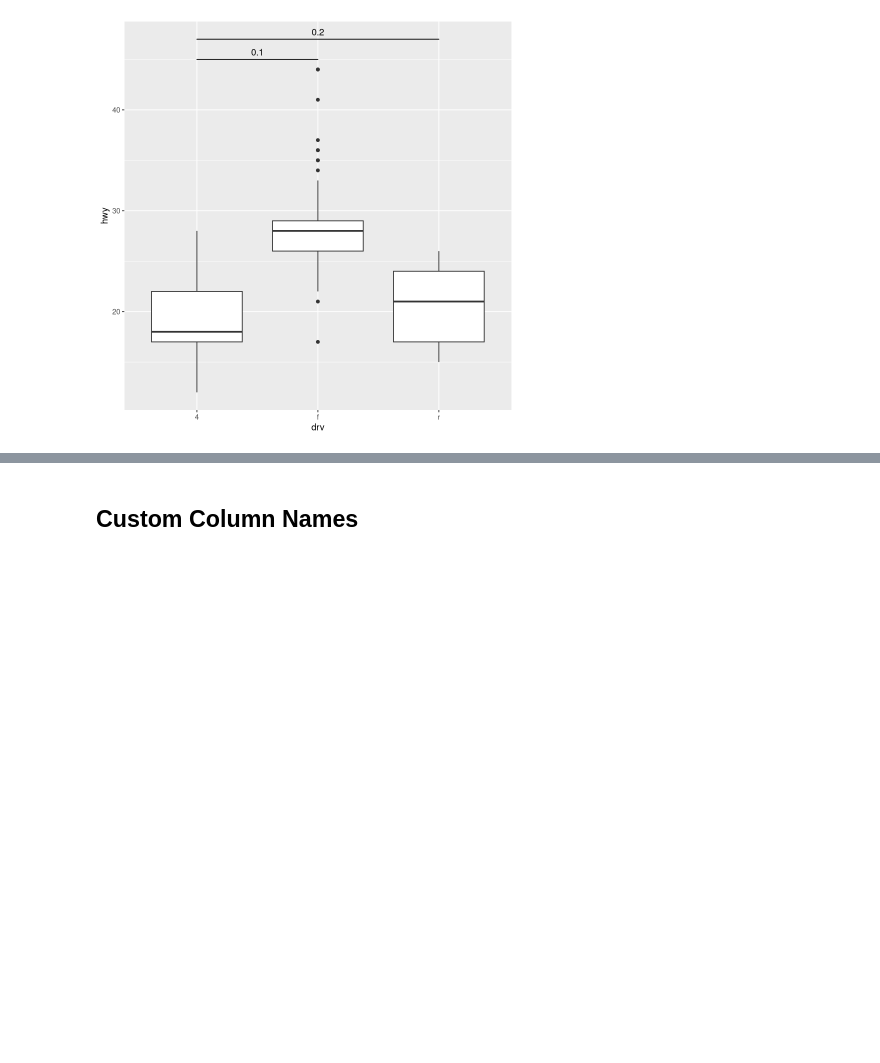
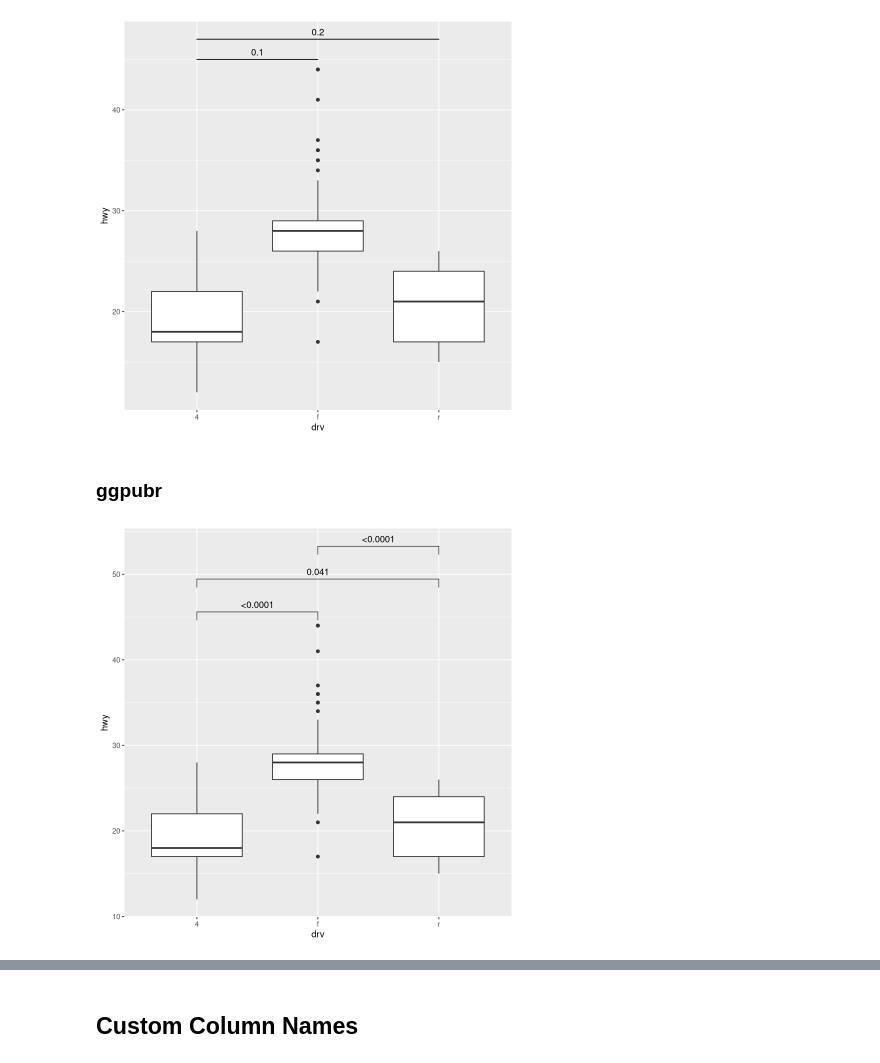
Before and after one commit to ASmirnov-HORIS/lets-plot-experiments, a Jupyter notebook: demo/signif/explore_signif_R.ipynb, the cells around one changed output, grey strips where cells are left out. Drawn from its saved outputs; the diff is of its cells as text; code cells hidden in the pictures; blank space fills up the shorter version.

```diff
--- a/demo/signif/explore_signif_R.ipynb
+++ b/demo/signif/explore_signif_R.ipynb
@@ -66,3 +68,9 @@ p + geom_signif(
 )
 # %% [output]
 [figure]
+# %% [markdown]
+### ggpubr
+# %%
+p + geom_pwc(aes(group = drv))
+# %% [output]
+[figure, added]
```
Also changed, not shown: parts of 23 cells of this notebook.
